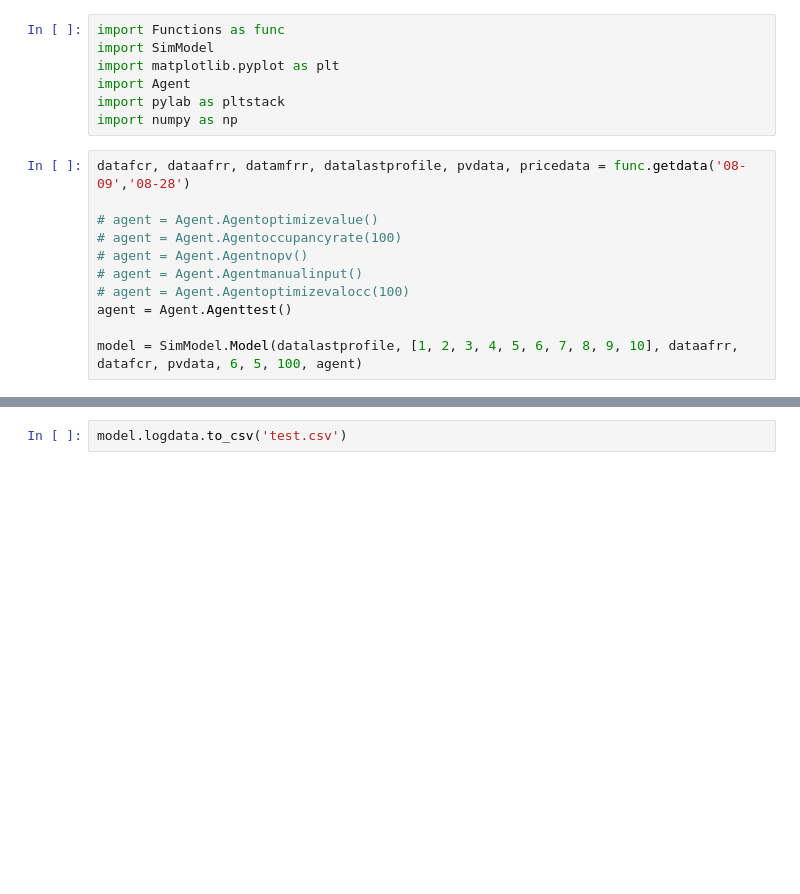
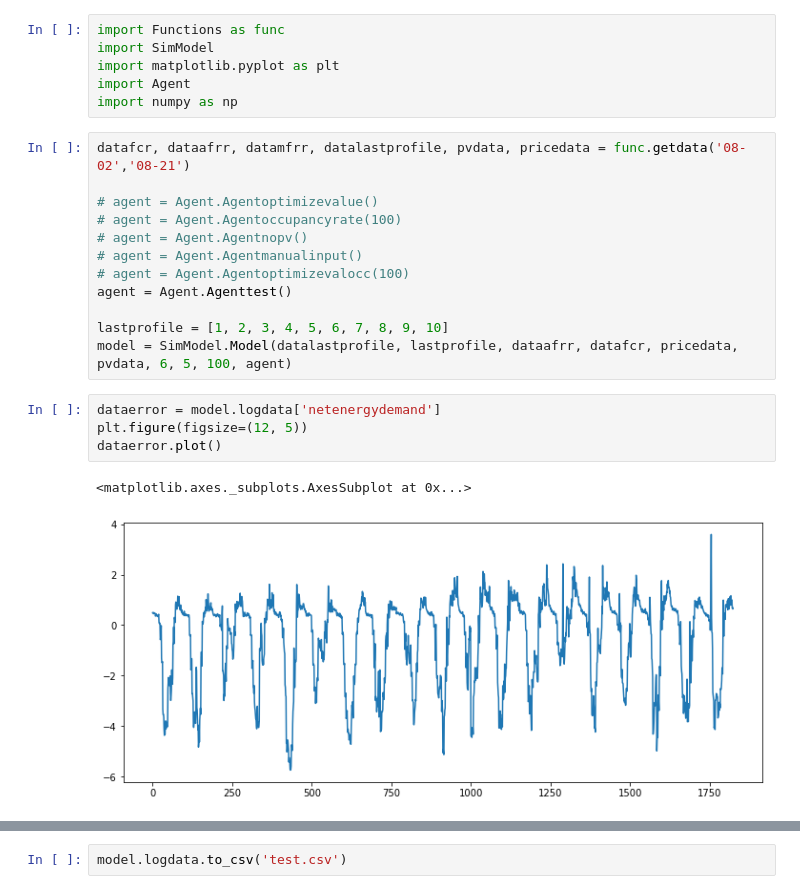
Before and after one commit to remedeiw/remedeiwmaster, a Jupyter notebook: example20200401.ipynb, the cells around one changed output, grey strips where cells are left out. Saved outputs shown, nothing was run; the diff lists cells and outputs as text; blank space fills up the shorter version.

```diff
--- a/example20200401.ipynb
+++ b/example20200401.ipynb
@@ -3,10 +3,9 @@ import Functions as func
 import SimModel
 import matplotlib.pyplot as plt
 import Agent
-import pylab as pltstack
 import numpy as np
 # %%
-datafcr, dataafrr, datamfrr, datalastprofile, pvdata, pricedata = func.getdata('08-09','08-28')
+datafcr, dataafrr, datamfrr, datalastprofile, pvdata, pricedata = func.getdata('08-02','08-21')
 
 # agent = Agent.Agentoptimizevalue()
 # agent = Agent.Agentoccupancyrate(100)
@@ -15,7 +14,15 @@ datafcr, dataafrr, datamfrr, datalastprofile, pvdata, pricedata = func.getdata('
 # agent = Agent.Agentoptimizevalocc(100)
 agent = Agent.Agenttest()
 
-model = SimModel.Model(datalastprofile, [1, 2, 3, 4, 5, 6, 7, 8, 9, 10], dataafrr, datafcr, pvdata, 6, 5, 100, agent)
+lastprofile = [1, 2, 3, 4, 5, 6, 7, 8, 9, 10]
+model = SimModel.Model(datalastprofile, lastprofile, dataafrr, datafcr, pricedata, pvdata, 6, 5, 100, agent)
+# %%
+dataerror = model.logdata['netenergydemand']
+plt.figure(figsize=(12, 5))
+dataerror.plot()
+# %% [output]
+<matplotlib.axes._subplots.AxesSubplot at 0x...>
+[figure, added]
 # %%
 func.plotpvdata(pvdata)
 func.plotlastprofiledata(datalastprofile, [1, 2, 3, 4, 5, 6, 7, 8, 9, 10])
```
Also changed, not shown: parts of 10 cells of this notebook, 2 other files.
